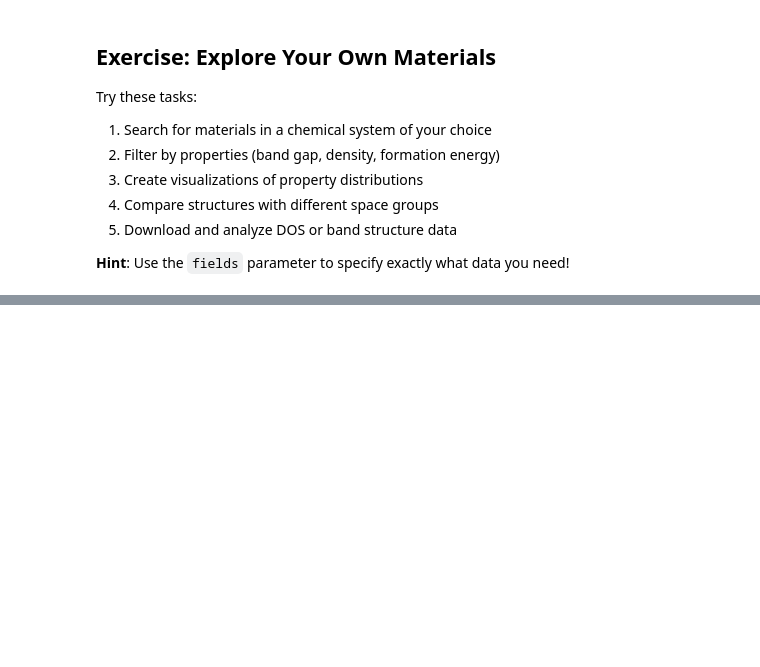
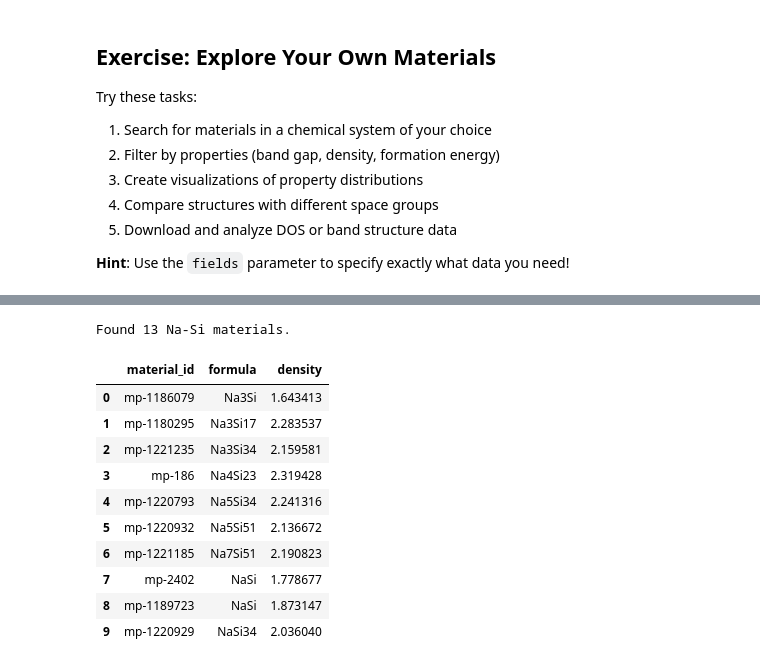
Before and after one commit to vakilivb-arch/materials-informatics-course, a Jupyter notebook: worked_examples/MP_API_example/MP_API_tutorial.ipynb, the cells around one changed output, grey strips where cells are left out. Drawn from its saved outputs; the diff is of its cells as text; code cells hidden in the pictures; blank space fills up the shorter version.

```diff
--- a/worked_examples/MP_API_example/MP_API_tutorial.ipynb
+++ b/worked_examples/MP_API_example/MP_API_tutorial.ipynb
@@ -456,0 +483,36 @@ with MPRester(api_key) as mpr:
+# %%
+import pandas as pd
+
+# Search for all Na-Si materials and retrieve their densities
+with MPRester(api_key) as mpr:
+    na_si_docs = mpr.materials.summary.search(
+        chemsys="Na-Si",
+        num_elements=(2, 2),
+        fields=["material_id", "formula_pretty", "density"]
+    )
+
+    # Create a DataFrame from all Na-Si results
+    na_si_df = pd.DataFrame([
+        {
+            "material_id": doc.material_id,
+            "formula": doc.formula_pretty,
+            "density": doc.density
+        }
+        for doc in na_si_docs
+    ])
+
+    print(f"Found {len(na_si_df)} Na-Si materials.")
+    display(na_si_df.head(10))
+# %% [output]
+Found 13 Na-Si materials.
+|  | material_id | formula | density |
+| 0 | mp-1186079 | Na3Si | 1.643413 |
+| 1 | mp-1180295 | Na3Si17 | 2.283537 |
+| 2 | mp-1221235 | Na3Si34 | 2.159581 |
+| 3 | mp-186 | Na4Si23 | 2.319428 |
+| 4 | mp-1220793 | Na5Si34 | 2.241316 |
+| 5 | mp-1220932 | Na5Si51 | 2.136672 |
+| 6 | mp-1221185 | Na7Si51 | 2.190823 |
+| 7 | mp-2402 | NaSi | 1.778677 |
+| 8 | mp-1189723 | NaSi | 1.873147 |
+| 9 | mp-1220929 | NaSi34 | 2.036040 |
```
Also changed, not shown: parts of 9 cells of this notebook.
